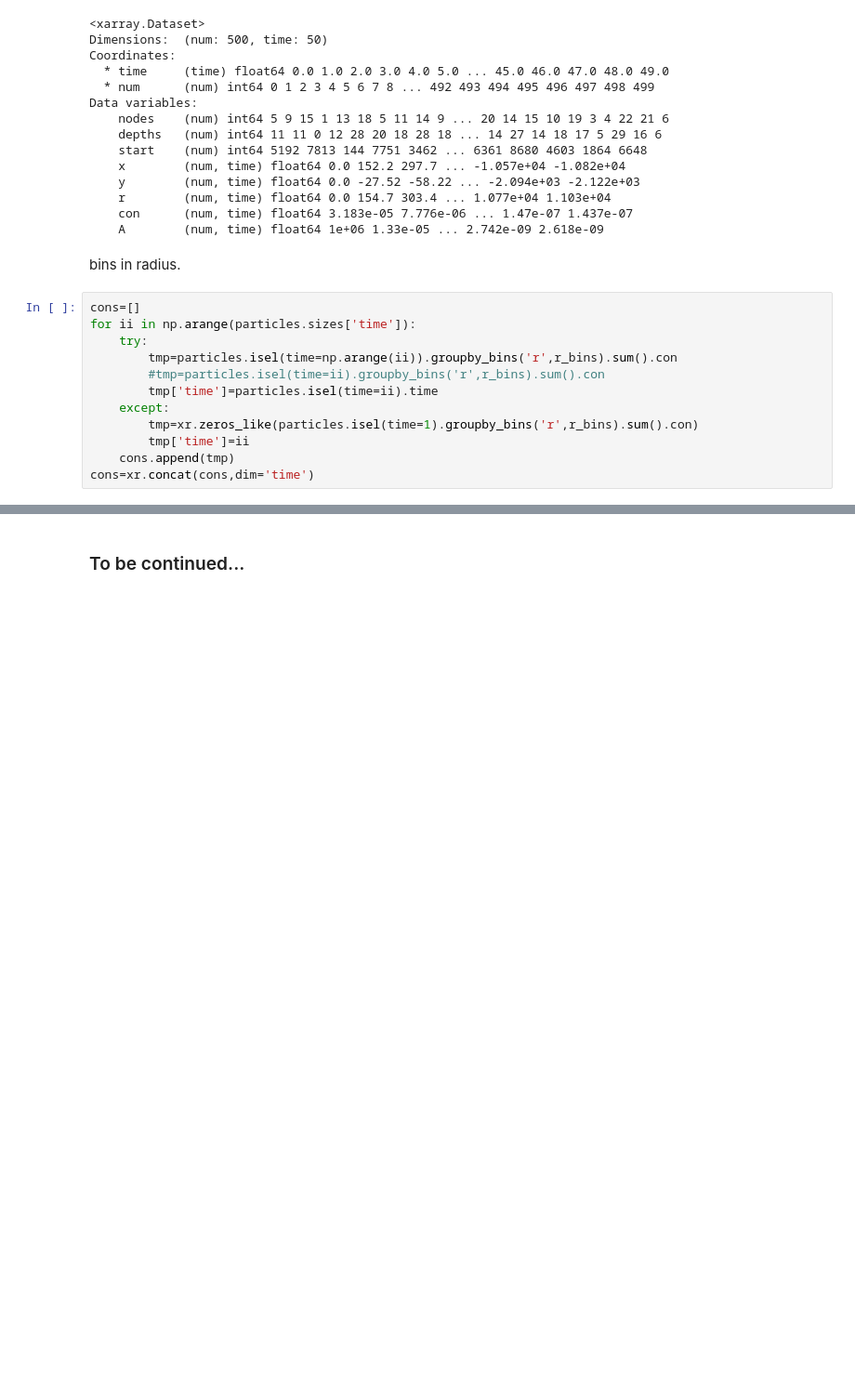
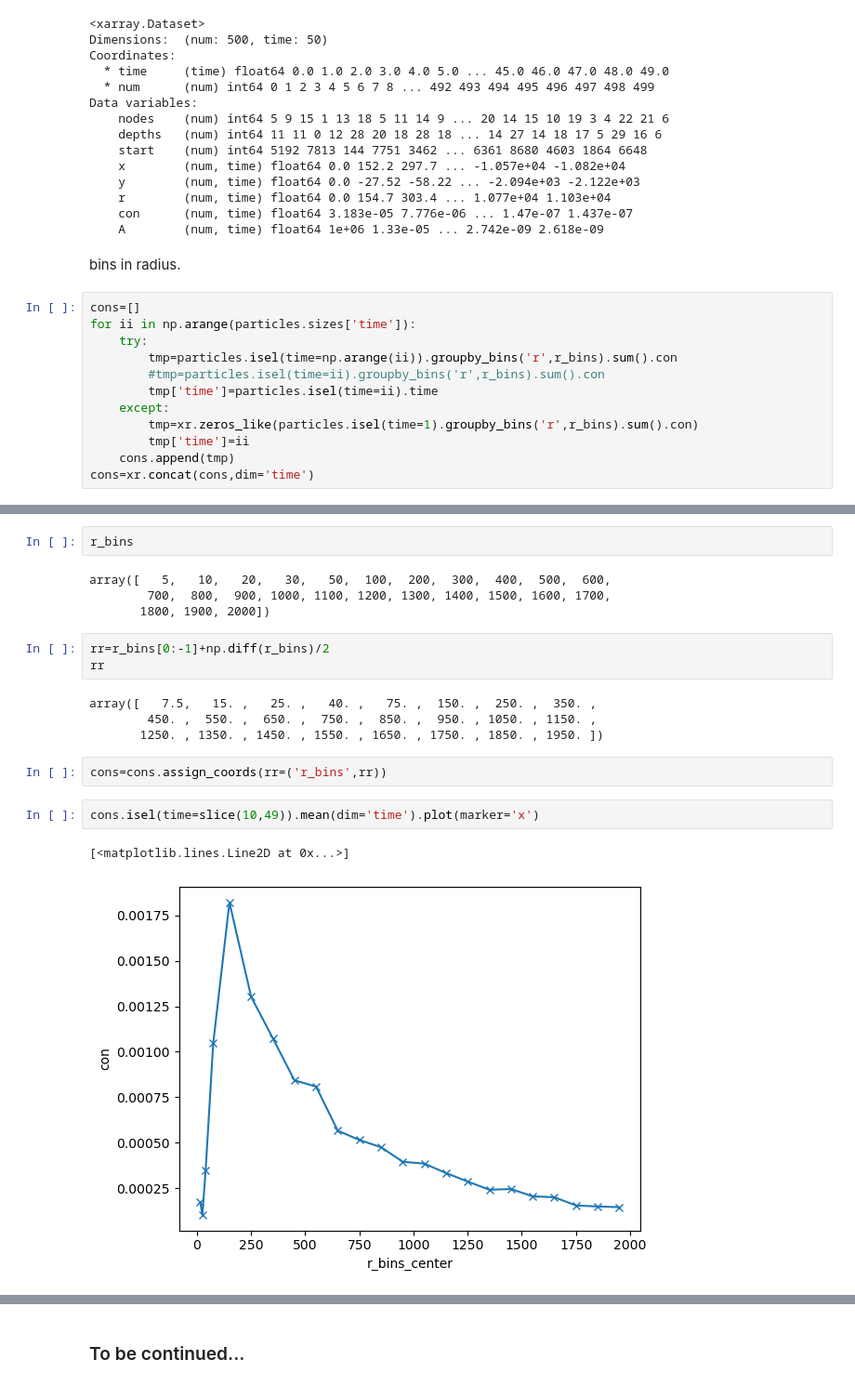
Before and after one commit to galendal/ACTOM_sites, a Jupyter notebook: particle_swarm.ipynb, the cells around one changed output, grey strips where cells are left out. Shown at 93% size. Cells and saved outputs as stored; diff of their text form; blank space fills up the shorter version.

```diff
--- a/particle_swarm.ipynb
+++ b/particle_swarm.ipynb
@@ -324,0 +389,20 @@ plt.xlim(-1,30)
+# %%
+r_bins
+# %% [output]
+array([   5,   10,   20,   30,   50,  100,  200,  300,  400,  500,  600,
+        700,  800,  900, 1000, 1100, 1200, 1300, 1400, 1500, 1600, 1700,
+       1800, 1900, 2000])
+# %%
+rr=r_bins[0:-1]+np.diff(r_bins)/2
+rr
+# %% [output]
+array([   7.5,   15. ,   25. ,   40. ,   75. ,  150. ,  250. ,  350. ,
+        450. ,  550. ,  650. ,  750. ,  850. ,  950. , 1050. , 1150. ,
+       1250. , 1350. , 1450. , 1550. , 1650. , 1750. , 1850. , 1950. ])
+# %%
+cons=cons.assign_coords(rr=('r_bins',rr))
+# %%
+cons.isel(time=slice(10,49)).mean(dim='time').plot(marker='x')
+# %% [output]
+[<matplotlib.lines.Line2D at 0x...>]
+[figure, added]
```
Also changed, not shown: parts of 12 cells of this notebook.
